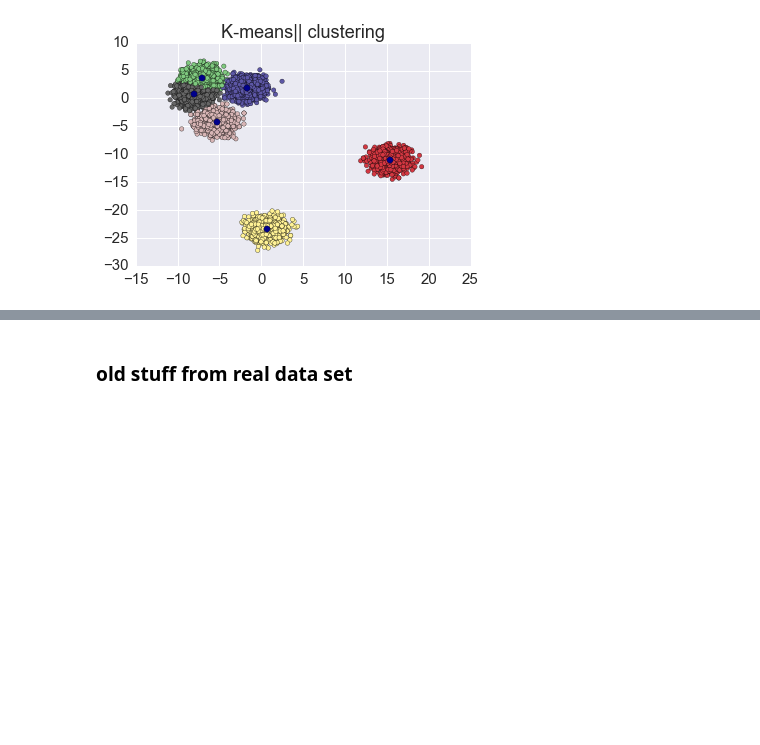
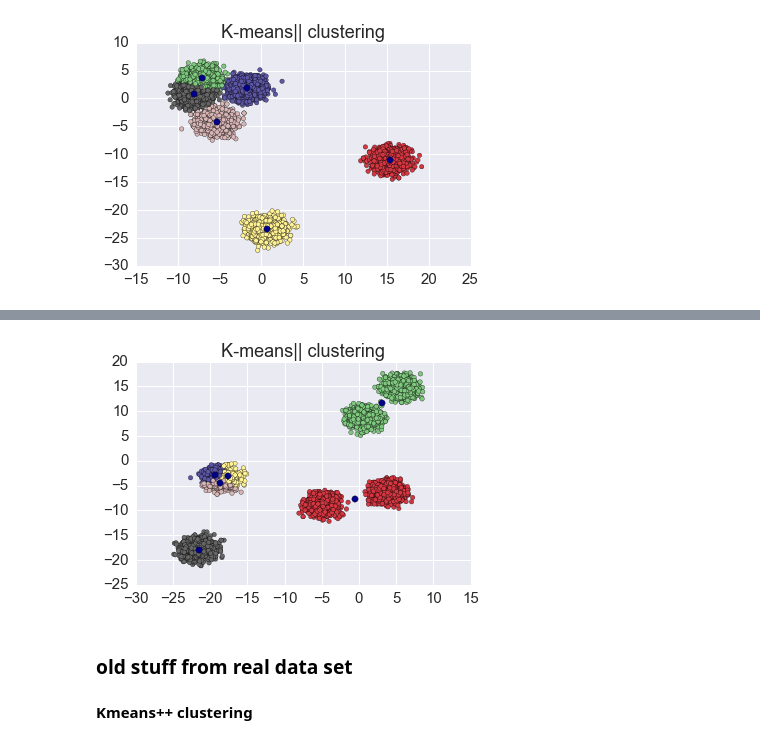
Before and after one commit to jeromemassot/Kmeans_Parallel, a Jupyter notebook: Results.ipynb, the cells around one changed output, grey strips where cells are left out. Saved outputs shown, nothing was run; the diff lists cells and outputs as text; code cells hidden in the pictures; blank space fills up the shorter version.

```diff
--- a/Results.ipynb
+++ b/Results.ipynb
@@ -129,3 +149,11 @@ pass
+# %%
+plt.figure()
+plt.scatter(sim_data_k6[:,0], sim_data_k6[:,1], c=mc_numba_labels, cmap='Accent')
+plt.scatter(mc_numba_x, mc_numba_y, s=40, marker="o", c="darkblue")
+plt.title("K-means|| clustering")
+pass
+# %% [output]
+[figure, added]
 # %% [markdown]
 ### old stuff from real data set
 # %%
@@ -145,3 +168,5 @@ for col in range(d):
+# %% [markdown]
+**Kmeans++ clustering**
 # %%
 res_plus = kmeans(real_data,kmeansplusplus(real_data,k,d),k, d)
 # %%
```
Also changed, not shown: parts of 42 cells of this notebook, 1 other file.
